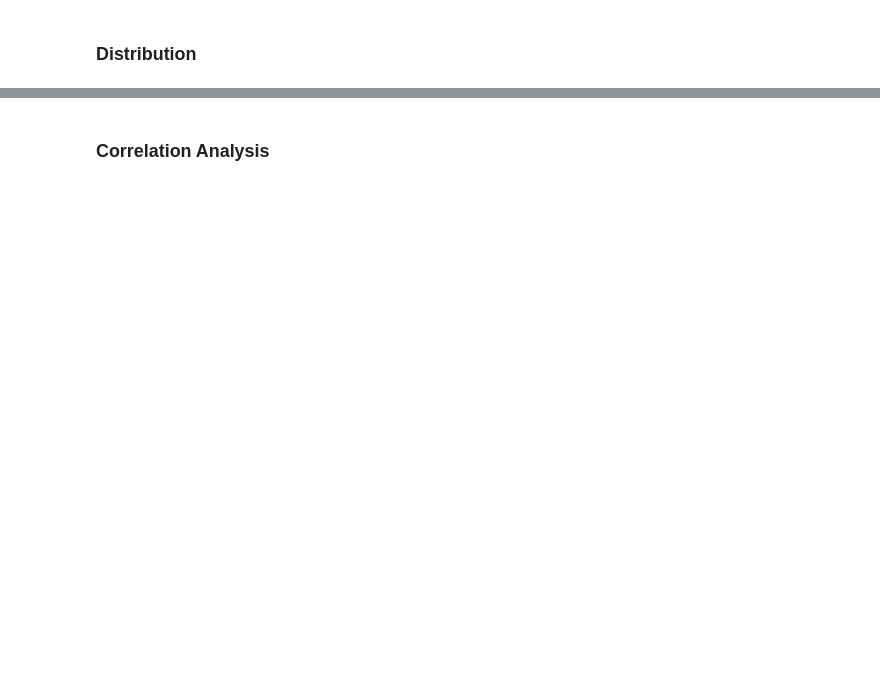
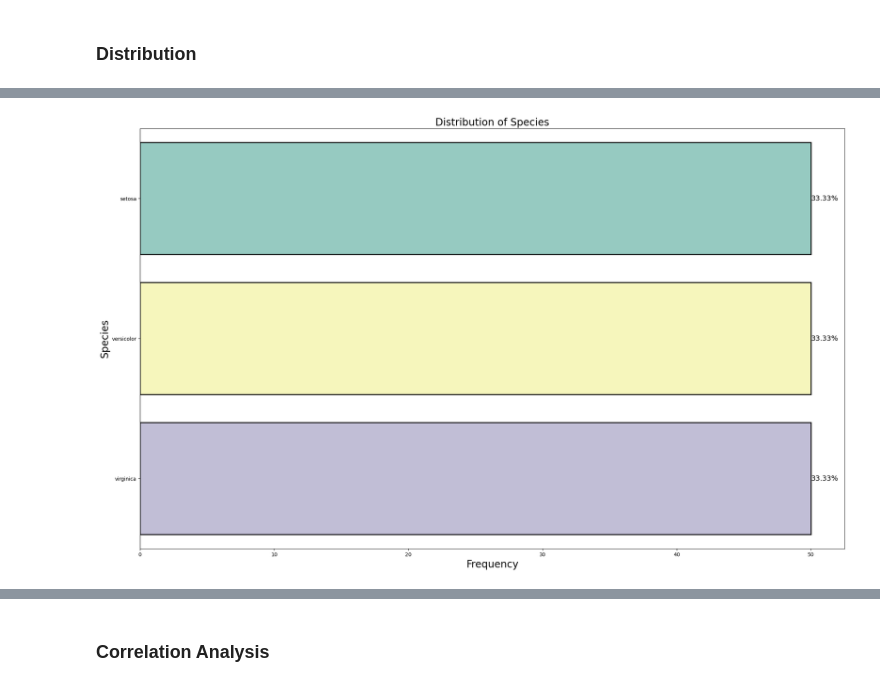
Before and after one commit to FDEgan/Iris_Project, a Jupyter notebook: Analysis.ipynb, the cells around one changed output, grey strips where cells are left out. Cells and saved outputs as stored; diff of their text form; code cells hidden in the pictures; blank space fills up the shorter version.

Commit message:
# Updated comments and formatting

```diff
--- a/Analysis.ipynb
+++ b/Analysis.ipynb
@@ -619,16 +711,0 @@ plt.show()
-# %%
-plt.figure(figsize=(25, 15))  # Setting the size of the plot
-ax = sns.countplot(data=df, y="species", edgecolor='black', palette='Set3', linewidth=2)
-plt.title('Distribution of Species', size=20)
-plt.xlabel('Frequency', size=20)
-plt.ylabel('Species', size=20)
-
-total = len(df['species'])
-for p in ax.patches:
-    percent = '{:.2f}%'.format(100 * p.get_width()/total)
-    x_ax = p.get_width()
-    y_ax = p.get_y() + p.get_height()/2
-    ax.annotate(percent, (x_ax, y_ax), ha='left', va='center', fontsize=14)
-
-plt.savefig(os.path.join(dist_path, 'CountPlot.png'))
-plt.show()
@@ -659,0 +712,28 @@ plt.show()
+# %%
+plt.figure(figsize=(25, 15))  # Setting the size of the plot
+ax = sns.countplot(data=df, # Creating a Countplot using the data from the data frame created
+                   y="species", # Coloring based on the species
+                   edgecolor='black',# Creating a black line around the chart
+                   palette='Set3', # Setting the color pallette for the chart
+                   linewidth=2) # Setting the width of the black line around the charts
+plt.title('Distribution of Species', # Setting the plot title
+           size=20) # Setting the size of the font
+plt.xlabel('Frequency', # Setting the X-axis label
+            size=20) # Setting the size of the font
+plt.ylabel('Species', # Setting the Y-axis label
+            size=20) # Setting the size of the font
+
+total = len(df['species']) # Calculating the number of data points/ values in the data source.
+for p in ax.patches: # Using a for loop to get and apply a label to each bar in the plot
+    percent = '{:.2f}%'.format(100 * p.get_width()/total) # Getting the percentage value each bar makes up by getting the width of it as a proportion of the total variable. Formatting to 2 decimal places
+    x_ax = p.get_width() # Getting the co-ordinates of the x-axis for applying the label
+    y_ax = p.get_y() + p.get_height()/2 # Getting the centre point of the bars for applying the label
+    ax.annotate(percent, (x_ax, y_ax), # Adding the text to the label/ percent being the text to apply/ x_ax & y_ax beign the coordinates
+                ha='left', # Aligning the labels to horizontally left aligned
+                va='center', # Aligning the labels to veritcally centrally aligned
+                fontsize=14) # Setting the font size
+
+plt.savefig(os.path.join(dist_path, 'CountPlot.png')) # Saving the plot to the desired folder
+plt.show() # Showing the plot
+# %% [output]
+[figure, added]
```
Also changed, not shown: parts of 31 cells of this notebook.
